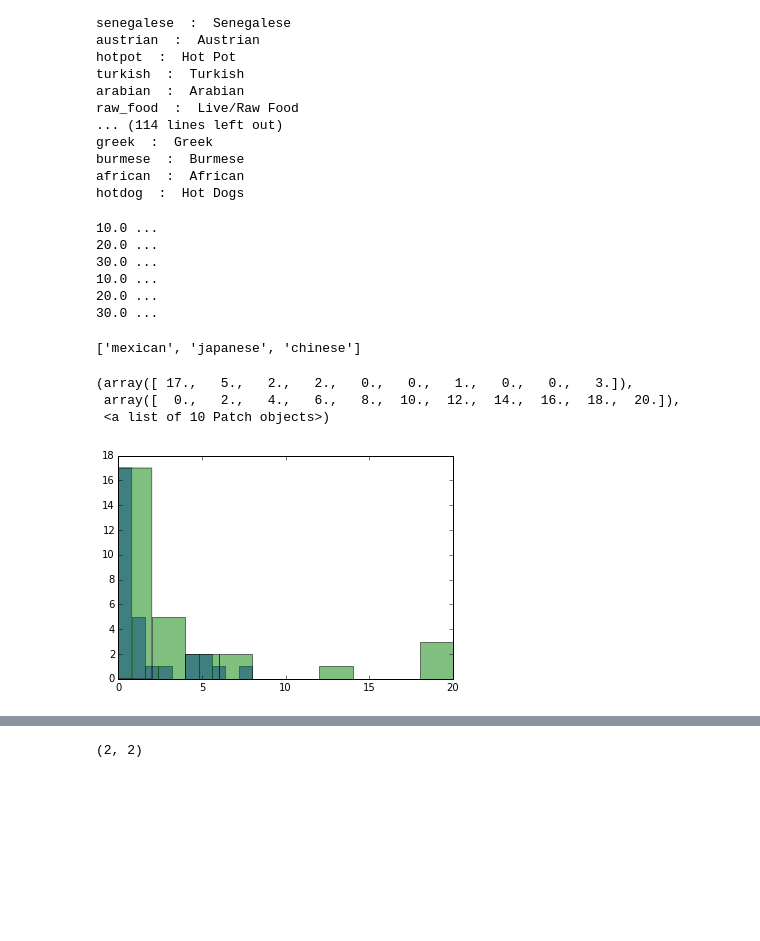
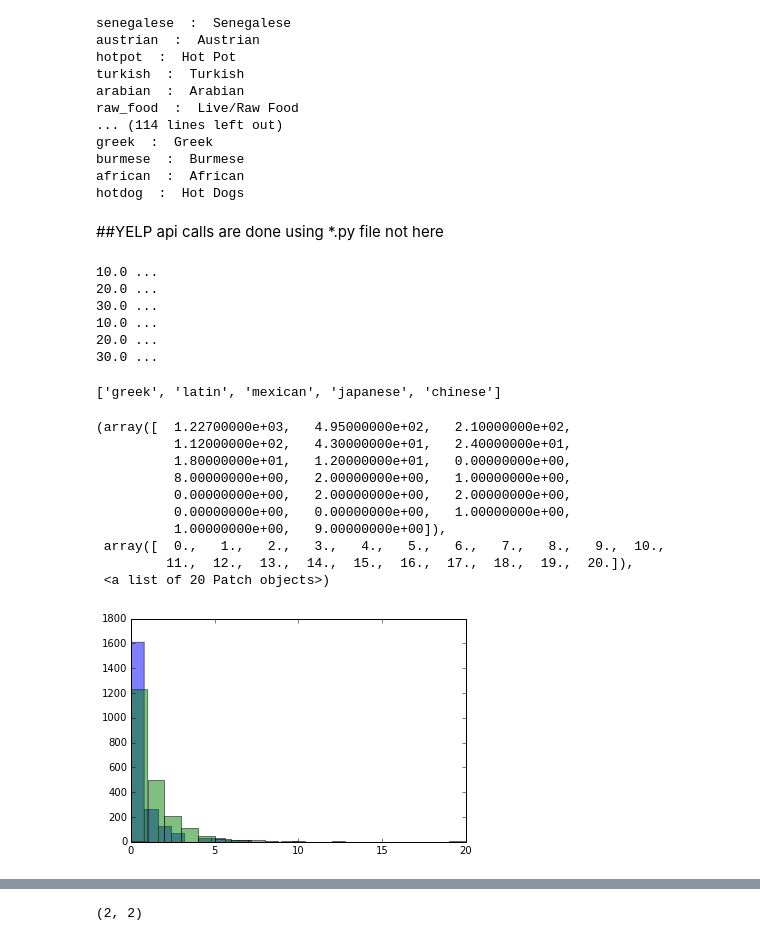
Before and after one commit to luiscvargas/insight_project, a Jupyter notebook: analysis/data_wrangling_yelp.ipynb, the cells around one changed output, grey strips where cells are left out. Drawn from its saved outputs; the diff is of its cells as text; code cells hidden in the pictures; blank space fills up the shorter version.

```diff
--- a/analysis/data_wrangling_yelp.ipynb
+++ b/analysis/data_wrangling_yelp.ipynb
@@ -131,20 +127,22 @@ category_cuisine_list = ["mexican","chinese"]
+# %% [markdown]
+##YELP api calls are done using *.py file not here
 # %%
-yelp_dict = {}
-for category_cuisine in category_cuisine_list:
-    yelp_dict[category_cuisine] = {}
-    #yelp_dict_mexican = {}
-    count = 0.0
-    for irow, row in df.head(30).iterrows():
-        lat_min = row['LATMIN']
-        lat_max = row['LATMAX']
-        long_min = row['LONGMIN']
-        long_max = row['LONGMAX']
-        bounds_str = "{0:<11.6f},{1:<11.6f}|{2:<11.6f},{3:<11.6f}".format(lat_min,long_max,lat_max,long_min)
-        bounds_str = bounds_str.replace(" ","")
-        yelp_dict[category_cuisine][row.GEOID] = yelp_api_bounds.query_api("restaurant", category_cuisine, bounds_str)
-        count += 1
-        if np.mod(count,10.) == 0:
-            print count,'...'
+
+#yelp_dict = {}
+#for category_cuisine in category_cuisine_list:
+#    yelp_dict[category_cuisine] = {}
+#    count = 0.0
+#    for irow, row in df.head(30).iterrows():
+#        lat_min = row['LATMIN']
+#        lat_max = row['LATMAX']
+#        long_min = row['LONGMIN']
+#        long_max = row['LONGMAX']
+#        bounds_str = "{0:<11.6f},{1:<11.6f}|{2:<11.6f},{3:<11.6f}".format(lat_min,long_max,lat_max,long_min)
+#        bounds_str = bounds_str.replace(" ","")
+#        yelp_dict[category_cuisine][row.GEOID] = yelp_api_bounds.query_api("restaurant", category_cuisine, bounds_str)
+#        count += 1
+#        if np.mod(count,10.) == 0:
+#            print count,'...'
 # %% [output]
 10.0 ...
 20.0 ...
@@ -159,7 +157,7 @@ with open("../data/yelp/yelp_api_data.json", 'r') as fp:
 category_cuisine_list = yelp_dict.keys()
 print yelp_dict.keys()
 # %% [output]
-['mexican', 'japanese', 'chinese']
+['greek', 'latin', 'mexican', 'japanese', 'chinese']
 # %%
 tmp_list_mexican = []
 for (key,value) in yelp_dict["mexican"].items():
@@ -168,13 +166,20 @@ tmp_list_chinese = []
 for (key,value) in yelp_dict["chinese"].items():
     tmp_list_chinese.append(float(len(value)))
 # %%
-plt.hist(tmp_list_mexican,bins=10,alpha=0.5)
-plt.hist(tmp_list_chinese,bins=10,alpha=0.5)
+plt.hist(tmp_list_mexican,bins=20,alpha=0.5)
+plt.hist(tmp_list_chinese,bins=20,alpha=0.5)
 # %% [output]
-(array([ 17.,   5.,   2.,   2.,   0.,   0.,   1.,   0.,   0.,   3.]),
- array([  0.,   2.,   4.,   6.,   8.,  10.,  12.,  14.,  16.,  18.,  20.]),
- <a list of 10 Patch objects>)
+(array([  1.22700000e+03,   4.95000000e+02,   2.10000000e+02,
+          1.12000000e+02,   4.30000000e+01,   2.40000000e+01,
+          1.80000000e+01,   1.20000000e+01,   0.00000000e+00,
+          8.00000000e+00,   2.00000000e+00,   1.00000000e+00,
+          0.00000000e+00,   2.00000000e+00,   2.00000000e+00,
+          0.00000000e+00,   0.00000000e+00,   1.00000000e+00,
+          1.00000000e+00,   9.00000000e+00]),
+ array([  0.,   1.,   2.,   3.,   4.,   5.,   6.,   7.,   8.,   9.,  10.,
+         11.,  12.,  13.,  14.,  15.,  16.,  17.,  18.,  19.,  20.]),
+ <a list of 20 Patch objects>)
-[figure, old version]
+[figure, new version]
 # %%
 #Add restaurant numbers to DF
 #First, add features based on types of restaurants to be queried.
```
Also changed, not shown: parts of 6 cells of this notebook, 4 other files.
